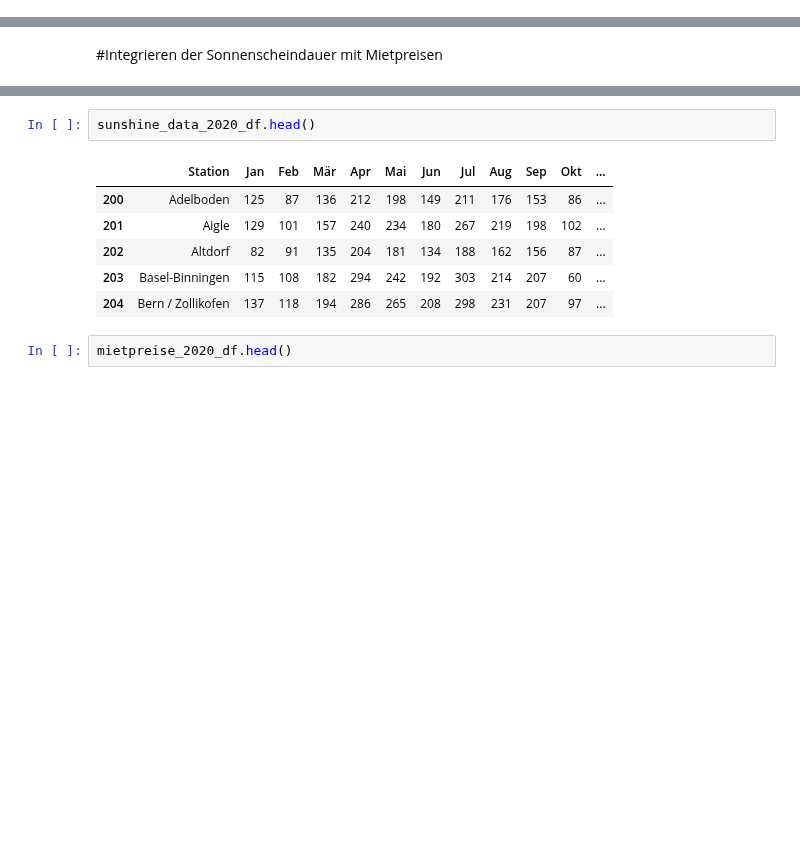
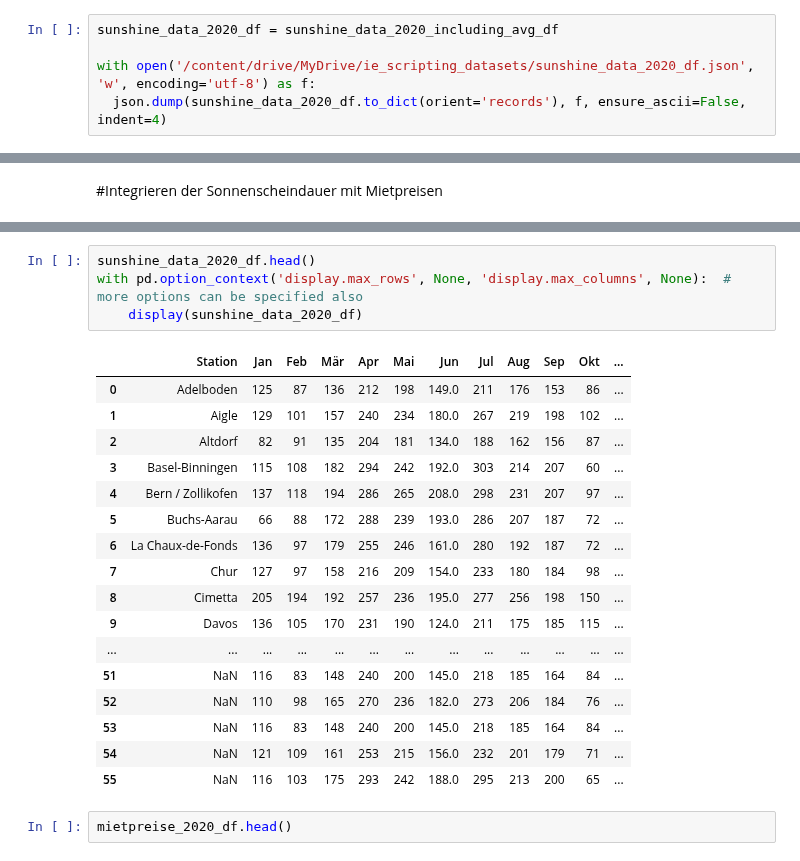
Before and after one commit to kevgam/CAS_IE_Scripting, a Jupyter notebook: group_5_aggregate.ipynb, the cells around one changed output, grey strips where cells are left out. Cells and saved outputs as stored; diff of their text form; blank space fills up the shorter version.

```diff
--- a/group_5_aggregate.ipynb
+++ b/group_5_aggregate.ipynb
@@ -788,3 +894,8 @@ Wir haben daher beschlossen Durchschnitte der angrenzenden Kantone zu verwenden
+# %%
+sunshine_data_2020_df = sunshine_data_2020_including_avg_df
+
+with open('/content/drive/MyDrive/ie_scripting_datasets/sunshine_data_2020_df.json', 'w', encoding='utf-8') as f:
+  json.dump(sunshine_data_2020_df.to_dict(orient='records'), f, ensure_ascii=False, indent=4)
 # %% [markdown]
 #Laden der Mietpreise as Dataframe und speichern als .json
 # %%
@@ -1091,12 +1207,25 @@ def integrate_dataframes(sunshine_data_2020_df, mietpreise_2020_df):
 # %%
 sunshine_data_2020_df.head()
+with pd.option_context('display.max_rows', None, 'display.max_columns', None):  # more options can be specified also
+    display(sunshine_data_2020_df)
 # %% [output]
 |  | Station | Jan | Feb | Mär | Apr | Mai | Jun | Jul | Aug | Sep | Okt | ... |
-| 200 | Adelboden | 125 | 87 | 136 | 212 | 198 | 149 | 211 | 176 | 153 | 86 | ... |
-| 201 | Aigle | 129 | 101 | 157 | 240 | 234 | 180 | 267 | 219 | 198 | 102 | ... |
-| 202 | Altdorf | 82 | 91 | 135 | 204 | 181 | 134 | 188 | 162 | 156 | 87 | ... |
-| 203 | Basel-Binningen | 115 | 108 | 182 | 294 | 242 | 192 | 303 | 214 | 207 | 60 | ... |
-| 204 | Bern / Zollikofen | 137 | 118 | 194 | 286 | 265 | 208 | 298 | 231 | 207 | 97 | ... |
+| 0 | Adelboden | 125 | 87 | 136 | 212 | 198 | 149.0 | 211 | 176 | 153 | 86 | ... |
+| 1 | Aigle | 129 | 101 | 157 | 240 | 234 | 180.0 | 267 | 219 | 198 | 102 | ... |
+| 2 | Altdorf | 82 | 91 | 135 | 204 | 181 | 134.0 | 188 | 162 | 156 | 87 | ... |
+| 3 | Basel-Binningen | 115 | 108 | 182 | 294 | 242 | 192.0 | 303 | 214 | 207 | 60 | ... |
+| 4 | Bern / Zollikofen | 137 | 118 | 194 | 286 | 265 | 208.0 | 298 | 231 | 207 | 97 | ... |
+| 5 | Buchs-Aarau | 66 | 88 | 172 | 288 | 239 | 193.0 | 286 | 207 | 187 | 72 | ... |
+| 6 | La Chaux-de-Fonds | 136 | 97 | 179 | 255 | 246 | 161.0 | 280 | 192 | 187 | 72 | ... |
+| 7 | Chur | 127 | 97 | 158 | 216 | 209 | 154.0 | 233 | 180 | 184 | 98 | ... |
+| 8 | Cimetta | 205 | 194 | 192 | 257 | 236 | 195.0 | 277 | 256 | 198 | 150 | ... |
+| 9 | Davos | 136 | 105 | 170 | 231 | 190 | 124.0 | 211 | 175 | 185 | 115 | ... |
+| ... | ... | ... | ... | ... | ... | ... | ... | ... | ... | ... | ... | ... |
+| 51 | NaN | 116 | 83 | 148 | 240 | 200 | 145.0 | 218 | 185 | 164 | 84 | ... |
+| 52 | NaN | 110 | 98 | 165 | 270 | 236 | 182.0 | 273 | 206 | 184 | 76 | ... |
+| 53 | NaN | 116 | 83 | 148 | 240 | 200 | 145.0 | 218 | 185 | 164 | 84 | ... |
+| 54 | NaN | 121 | 109 | 161 | 253 | 215 | 156.0 | 232 | 201 | 179 | 71 | ... |
+| 55 | NaN | 116 | 103 | 175 | 293 | 242 | 188.0 | 295 | 213 | 200 | 65 | ... |
 # %%
 mietpreise_2020_df.head()
 # %% [output]
```
Also changed, not shown: parts of 16 cells of this notebook.
